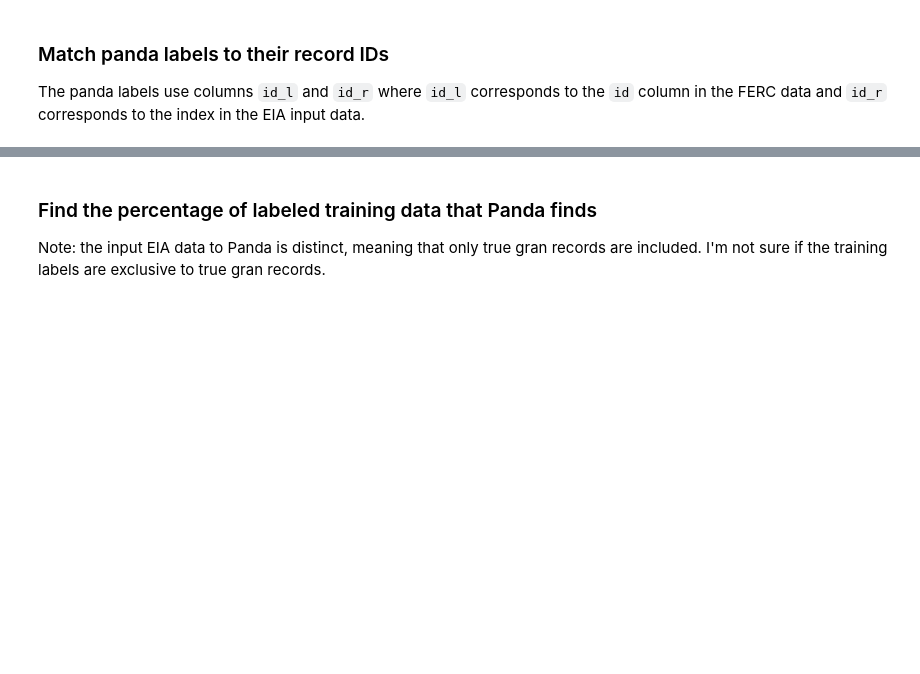
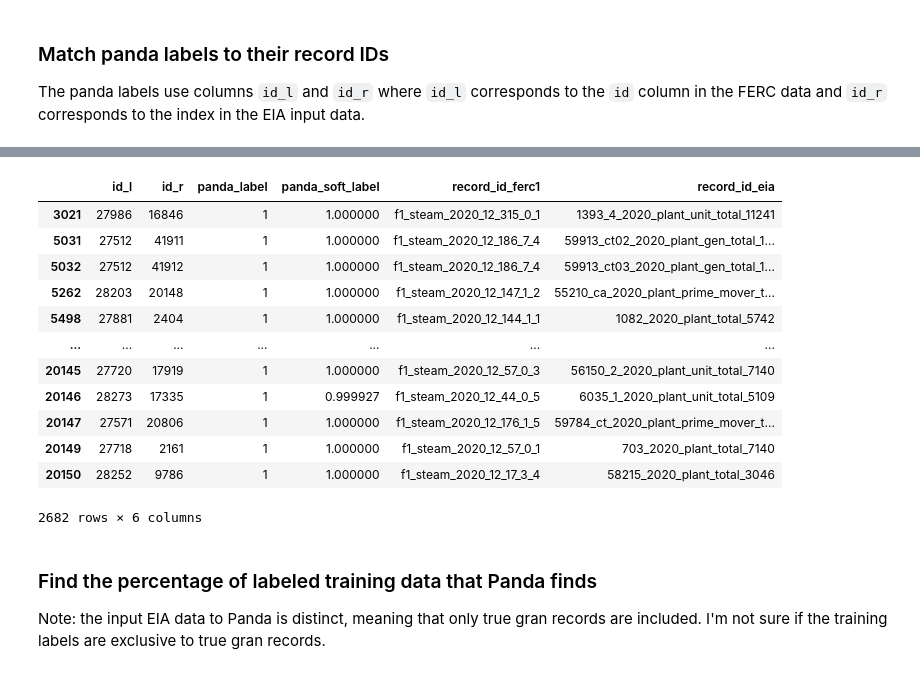
Before and after one commit to catalyst-cooperative/ccai-entity-matching, a Jupyter notebook: training_data_metrics.ipynb, the cells around one changed output, grey strips where cells are left out. Drawn from its saved outputs; the diff is of its cells as text; code cells hidden in the pictures; blank space fills up the shorter version.

```diff
--- a/training_data_metrics.ipynb
+++ b/training_data_metrics.ipynb
@@ -37,4 +37,21 @@ panda_labels
 20151 rows × 6 columns
+# %%
+panda_matches = panda_labels[panda_labels.panda_label == 1]
+panda_matches
+# %% [output]
+|  | id_l | id_r | panda_label | panda_soft_label | record_id_ferc1 | record_id_eia |
+| 3021 | 27986 | 16846 | 1 | 1.000000 | f1_steam_2020_12_315_0_1 | 1393_4_2020_plant_unit_total_11241 |
+| 5031 | 27512 | 41911 | 1 | 1.000000 | f1_steam_2020_12_186_7_4 | 59913_ct02_2020_plant_gen_total_1... |
+| 5032 | 27512 | 41912 | 1 | 1.000000 | f1_steam_2020_12_186_7_4 | 59913_ct03_2020_plant_gen_total_1... |
+| 5262 | 28203 | 20148 | 1 | 1.000000 | f1_steam_2020_12_147_1_2 | 55210_ca_2020_plant_prime_mover_t... |
+| 5498 | 27881 | 2404 | 1 | 1.000000 | f1_steam_2020_12_144_1_1 | 1082_2020_plant_total_5742 |
+| ... | ... | ... | ... | ... | ... | ... |
+| 20145 | 27720 | 17919 | 1 | 1.000000 | f1_steam_2020_12_57_0_3 | 56150_2_2020_plant_unit_total_7140 |
+| 20146 | 28273 | 17335 | 1 | 0.999927 | f1_steam_2020_12_44_0_5 | 6035_1_2020_plant_unit_total_5109 |
+| 20147 | 27571 | 20806 | 1 | 1.000000 | f1_steam_2020_12_176_1_5 | 59784_ct_2020_plant_prime_mover_t... |
+| 20149 | 27718 | 2161 | 1 | 1.000000 | f1_steam_2020_12_57_0_1 | 703_2020_plant_total_7140 |
+| 20150 | 28252 | 9786 | 1 | 1.000000 | f1_steam_2020_12_17_3_4 | 58215_2020_plant_total_3046 |
+2682 rows × 6 columns
 # %% [markdown]
 ### Find the percentage of labeled training data that Panda finds
 
```
Also changed, not shown: parts of 14 cells of this notebook.
